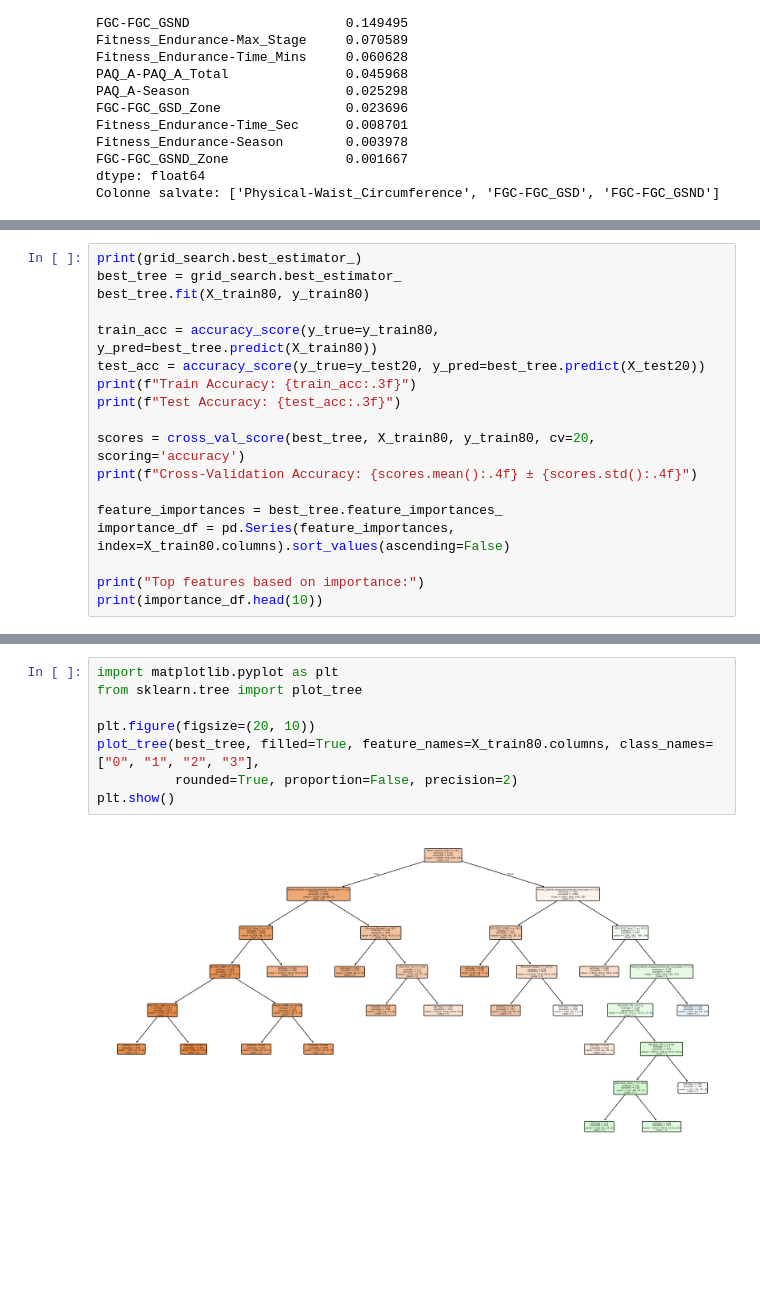
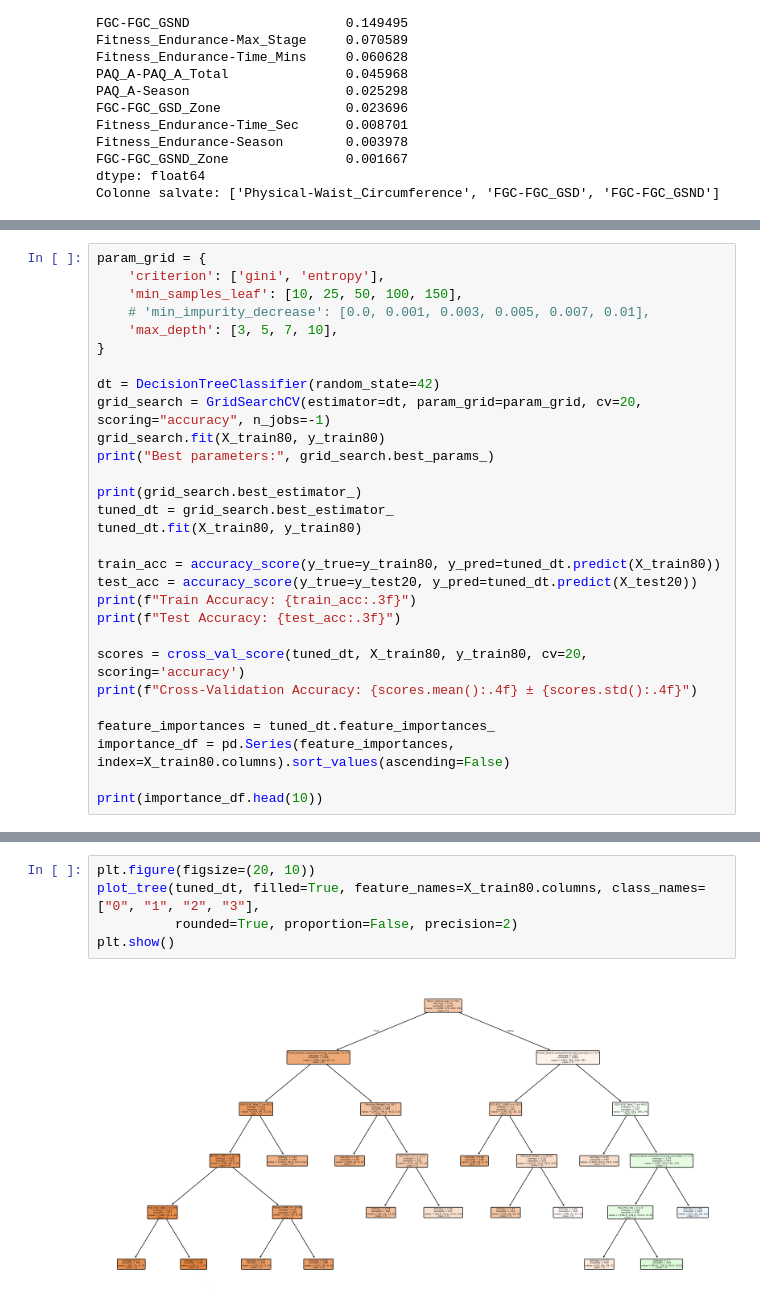
Before and after one commit to Gabri03ele/Child_Mind_Institute, a Jupyter notebook: main.ipynb, the cells around one changed output, grey strips where cells are left out. Saved outputs shown, nothing was run; the diff lists cells and outputs as text; blank space fills up the shorter version.

```diff
--- a/main.ipynb
+++ b/main.ipynb
@@ -373,19 +302,30 @@ Best parameters: {'criterion': 'entropy', 'min_impurity_decrease': 0.0, 'min_sam
 # %%
+param_grid = {
+    'criterion': ['gini', 'entropy'],
+    'min_samples_leaf': [10, 25, 50, 100, 150],
+    # 'min_impurity_decrease': [0.0, 0.001, 0.003, 0.005, 0.007, 0.01],
+    'max_depth': [3, 5, 7, 10],
+}
+
+dt = DecisionTreeClassifier(random_state=42)
+grid_search = GridSearchCV(estimator=dt, param_grid=param_grid, cv=20, scoring="accuracy", n_jobs=-1)
+grid_search.fit(X_train80, y_train80)
+print("Best parameters:", grid_search.best_params_)
+
 print(grid_search.best_estimator_)
-best_tree = grid_search.best_estimator_
-best_tree.fit(X_train80, y_train80)
+tuned_dt = grid_search.best_estimator_
+tuned_dt.fit(X_train80, y_train80)
 
-train_acc = accuracy_score(y_true=y_train80, y_pred=best_tree.predict(X_train80))
-test_acc = accuracy_score(y_true=y_test20, y_pred=best_tree.predict(X_test20))
+train_acc = accuracy_score(y_true=y_train80, y_pred=tuned_dt.predict(X_train80))
+test_acc = accuracy_score(y_true=y_test20, y_pred=tuned_dt.predict(X_test20))
 print(f"Train Accuracy: {train_acc:.3f}")
 print(f"Test Accuracy: {test_acc:.3f}")
 
-scores = cross_val_score(best_tree, X_train80, y_train80, cv=20, scoring='accuracy')
+scores = cross_val_score(tuned_dt, X_train80, y_train80, cv=20, scoring='accuracy')
 print(f"Cross-Validation Accuracy: {scores.mean():.4f} ± {scores.std():.4f}")
 
-feature_importances = best_tree.feature_importances_
+feature_importances = tuned_dt.feature_importances_
 importance_df = pd.Series(feature_importances, index=X_train80.columns).sort_values(ascending=False)
 
-print("Top features based on importance:")
 print(importance_df.head(10))
 # %% [output]
@@ -408,12 +348,9 @@ FGC-FGC_CU                                0.017203
 dtype: float64
 # %%
-import matplotlib.pyplot as plt
-from sklearn.tree import plot_tree
-
 plt.figure(figsize=(20, 10))
-plot_tree(best_tree, filled=True, feature_names=X_train80.columns, class_names=["0", "1", "2", "3"],
+plot_tree(tuned_dt, filled=True, feature_names=X_train80.columns, class_names=["0", "1", "2", "3"],
           rounded=True, proportion=False, precision=2)
 plt.show()
 # %% [output]
-[figure, old version]
+[figure, new version]
 # %%
```
Also changed, not shown: parts of 62 cells of this notebook.
